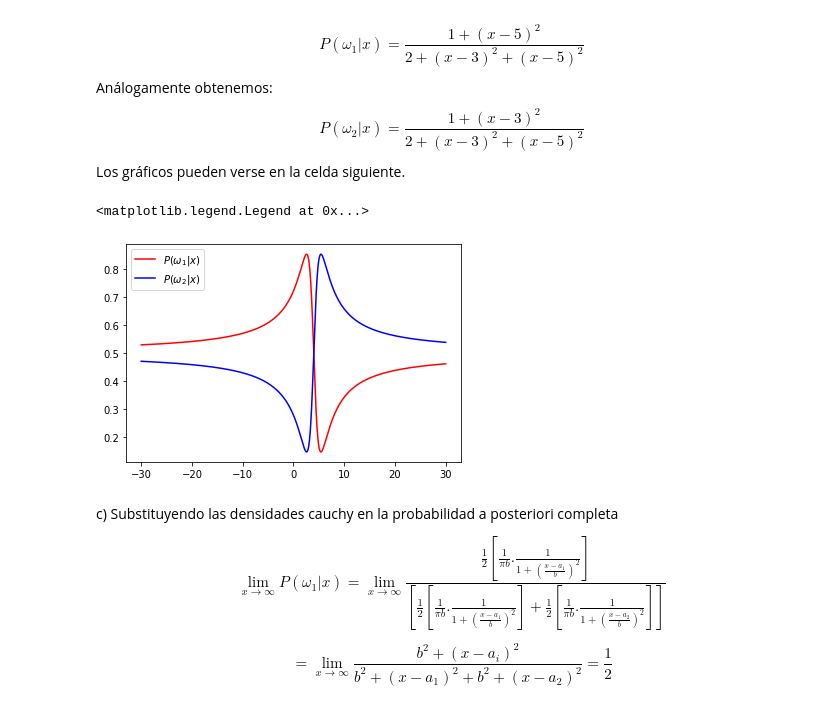
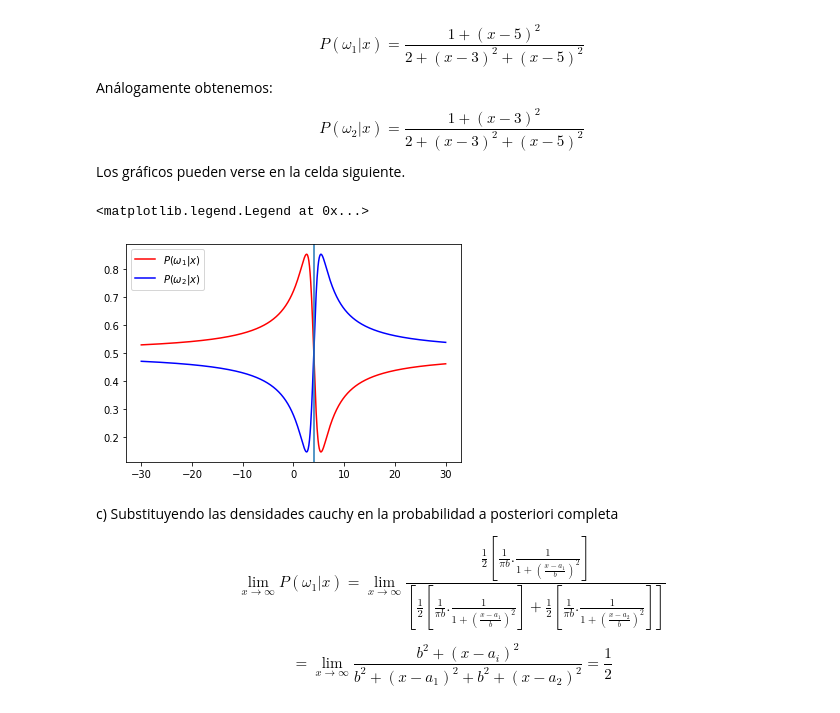
Before and after one commit to git-lu/intro-aprendizaje, a Jupyter notebook: practicos/IntML2020_Teoria_bayesiana_Discriminantes_y_Errores_con_sol.ipynb, the cells around one changed output. Drawn from its saved outputs; the diff is of its cells as text; code cells hidden in the pictures.

```diff
--- a/practicos/IntML2020_Teoria_bayesiana_Discriminantes_y_Errores_con_sol.ipynb
+++ b/practicos/IntML2020_Teoria_bayesiana_Discriminantes_y_Errores_con_sol.ipynb
@@ -191,13 +191,15 @@ Los gráficos pueden verse en la celda siguiente.
 # %%
 x = np.linspace(-30,30,1000)
 f1 = lambda x: (1+(x-5)**2)/(2+(x-3)**2+(x-5)**2)
 f2 = lambda x: (1+(x-3)**2)/(2+(x-3)**2+(x-5)**2)
+fig,ax = plt.subplots()
 plt.plot(x,f1(x),'r',label=r'$P(\omega_{1}|x)$')
 plt.plot(x,f2(x),'b',label=r'$P(\omega_{2}|x)$')
+ax.axvline((3+5)/2)
 plt.legend(loc='upper left')
 # %% [output]
 <matplotlib.legend.Legend at 0x...>
-[figure, old version]
+[figure, new version]
 # %% [markdown]
 c) Substituyendo las densidades cauchy en la probabilidad a posteriori completa
 
```
Also changed, not shown: 1 other file.
